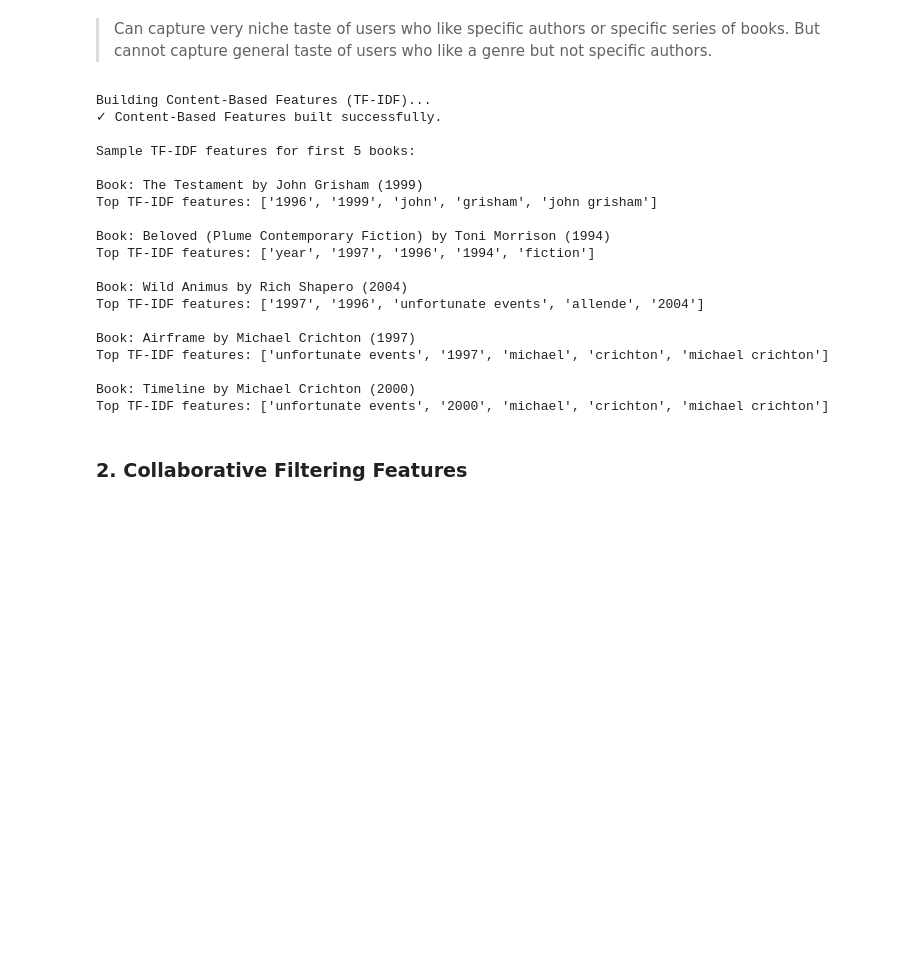
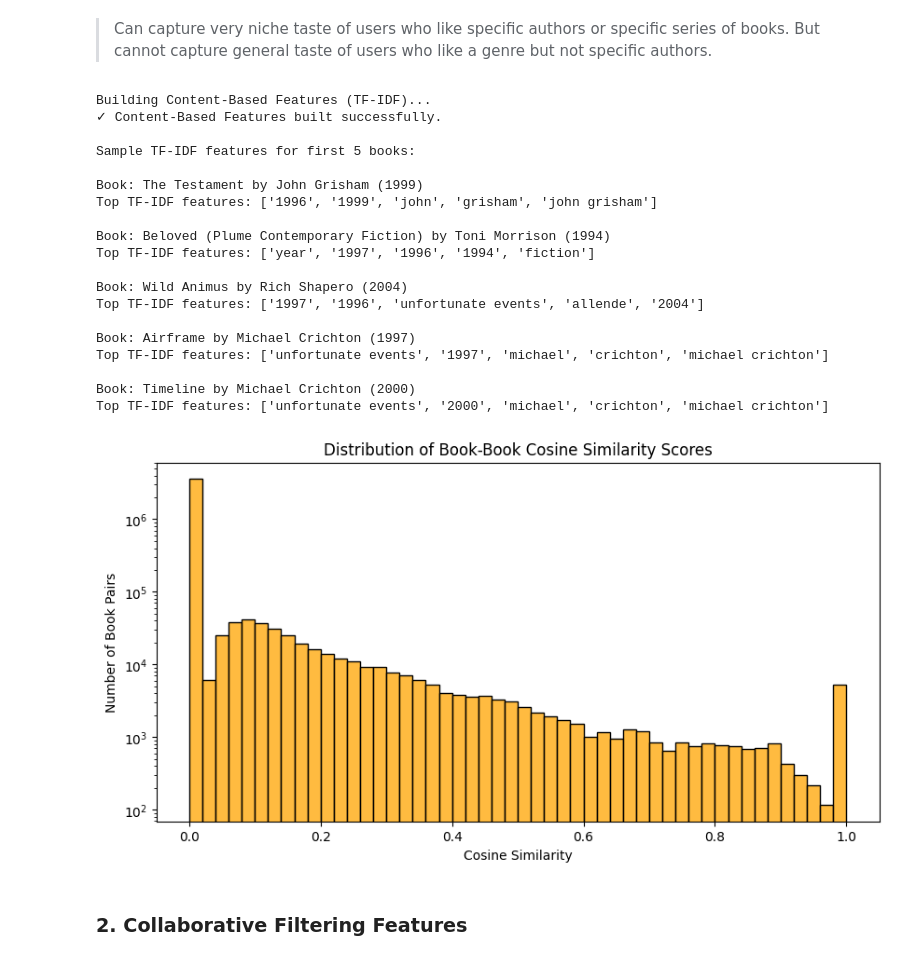
Before and after one commit to rtweera/recommender-systems-project, a Jupyter notebook: notebooks/recommender-updated.ipynb, the cells around one changed output. Drawn from its saved outputs; the diff is of its cells as text; code cells hidden in the pictures; blank space fills up the shorter version.

```diff
--- a/notebooks/recommender-updated.ipynb
+++ b/notebooks/recommender-updated.ipynb
@@ -416,33 +418,44 @@ item_profiles = tfidf_vectorizer.fit_transform(books_sampled['content'])    # sh
 print("✓ Content-Based Features built successfully.")
 
 # Sample of the TF-IDF features for the first 5 books
 feature_names = tfidf_vectorizer.get_feature_names_out()
 print("\nSample TF-IDF features for first 5 books:")
 for i in range(5):
     print(f"\nBook: {books_sampled.loc[i, 'Book-Title']} by {books_sampled.loc[i, 'Book-Author']} ({books_sampled.loc[i, 'Year-Of-Publication']})")
     top_indices = np.argsort(item_profiles[i].toarray()[0])[-5:]  # get indices of top 5 features for this book
     top_features = [feature_names[idx] for idx in top_indices]
     print(f"Top TF-IDF features: {top_features}")
+
+# visulize the book similarity distribution for all books
+book_similarity_matrix = cosine_similarity(item_profiles)  # shape = (num_books, num_books); each entry [i,j] is the cosine similarity between book i and book j
+plt.figure(figsize=(10, 5))
+sns.histplot(book_similarity_matrix.flatten(), bins=50, kde=False, color='orange') # type: ignore
+plt.title('Distribution of Book-Book Cosine Similarity Scores')
+plt.yscale('log')
+plt.xlabel('Cosine Similarity')
+plt.ylabel('Number of Book Pairs')
+plt.show()
 # %% [output]
 Building Content-Based Features (TF-IDF)...
 ✓ Content-Based Features built successfully.
 
 Sample TF-IDF features for first 5 books:
 
 Book: The Testament by John Grisham (1999)
 Top TF-IDF features: ['1996', '1999', 'john', 'grisham', 'john grisham']
 
 Book: Beloved (Plume Contemporary Fiction) by Toni Morrison (1994)
 Top TF-IDF features: ['year', '1997', '1996', '1994', 'fiction']
 
 Book: Wild Animus by Rich Shapero (2004)
 Top TF-IDF features: ['1997', '1996', 'unfortunate events', 'allende', '2004']
 
 Book: Airframe by Michael Crichton (1997)
 Top TF-IDF features: ['unfortunate events', '1997', 'michael', 'crichton', 'michael crichton']
 
 Book: Timeline by Michael Crichton (2000)
 Top TF-IDF features: ['unfortunate events', '2000', 'michael', 'crichton', 'michael crichton']
+[figure, added]
 # %% [markdown]
 ### 2. Collaborative Filtering Features
 # %% [markdown]
```
Also changed, not shown: parts of 17 cells of this notebook.
